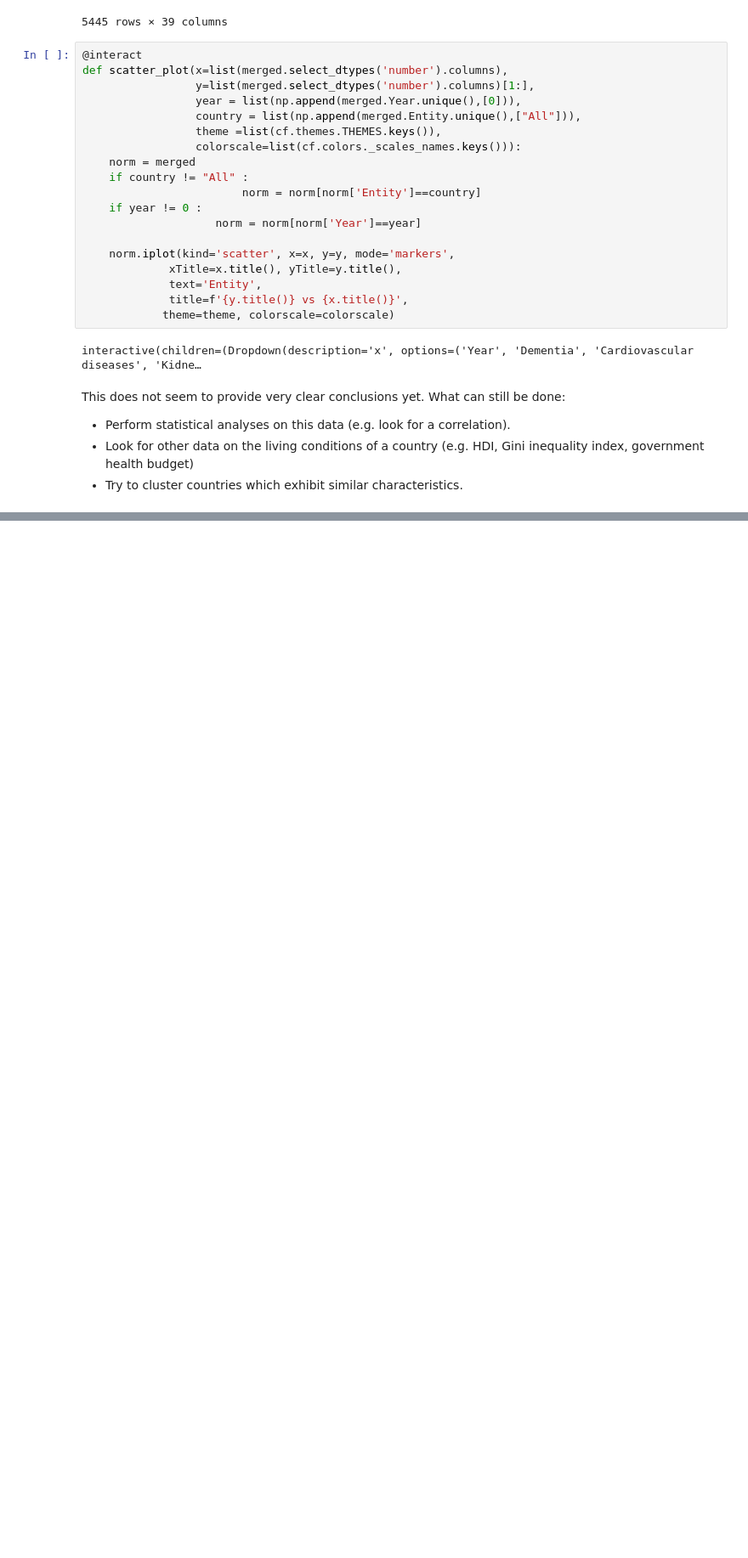
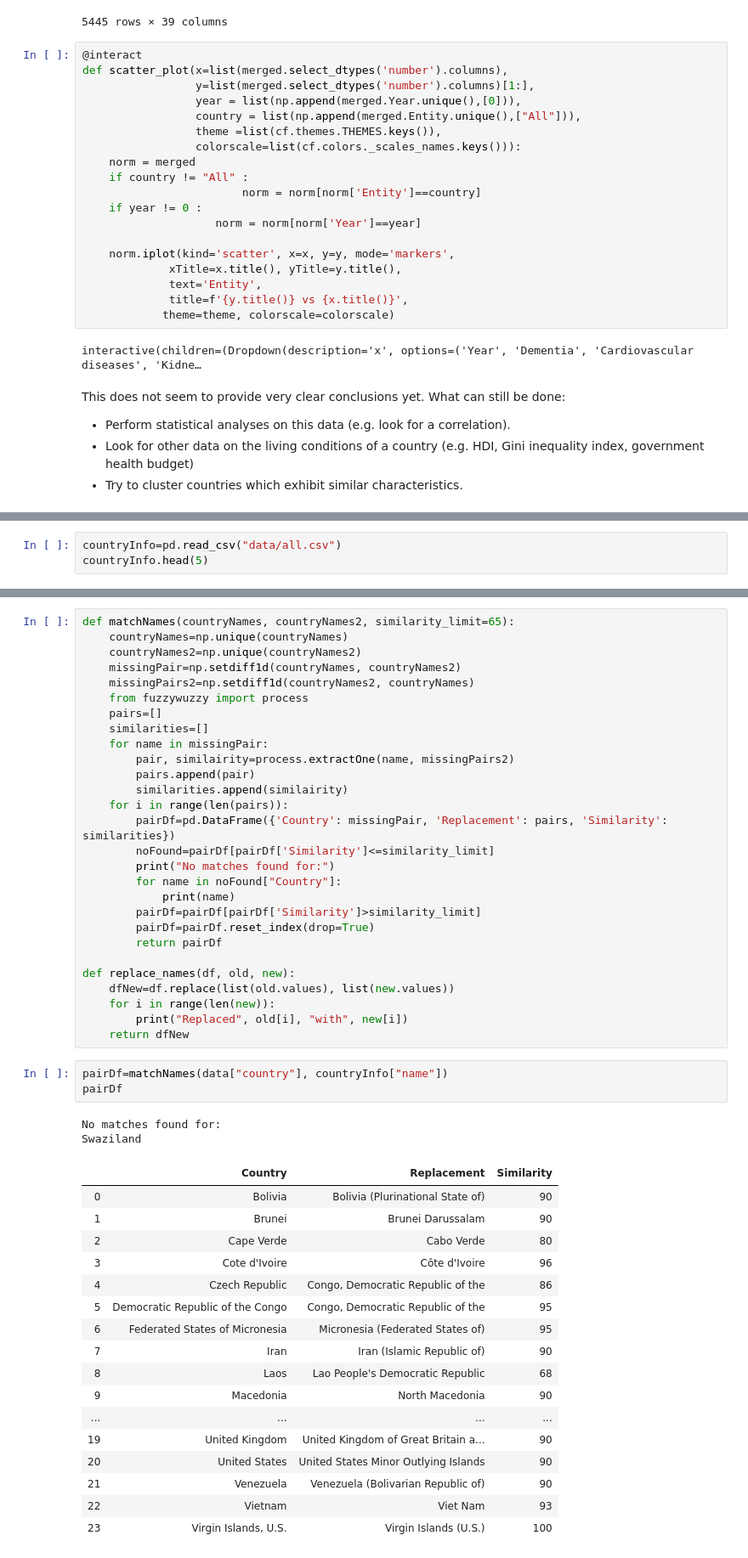
Before and after one commit to itsyaboii1337/Data_Science_Alliance, a Jupyter notebook: HEC_stuff.ipynb, the cells around one changed output, grey strips where cells are left out. Shown at 85% size. Drawn from its saved outputs; the diff is of its cells as text; blank space fills up the shorter version.

```diff
--- a/HEC_stuff.ipynb
+++ b/HEC_stuff.ipynb
@@ -618,0 +691,3 @@ This does not seem to provide very clear conclusions yet. What can still be done
+# %%
+countryInfo=pd.read_csv("data/all.csv")
+countryInfo.head(5)
@@ -618,0 +701,51 @@ This does not seem to provide very clear conclusions yet. What can still be done
+# %%
+def matchNames(countryNames, countryNames2, similarity_limit=65):
+    countryNames=np.unique(countryNames)
+    countryNames2=np.unique(countryNames2)
+    missingPair=np.setdiff1d(countryNames, countryNames2)
+    missingPairs2=np.setdiff1d(countryNames2, countryNames)
+    from fuzzywuzzy import process
+    pairs=[]
+    similarities=[]
+    for name in missingPair:
+        pair, similairity=process.extractOne(name, missingPairs2)
+        pairs.append(pair)
+        similarities.append(similairity)
+    for i in range(len(pairs)):
+        pairDf=pd.DataFrame({'Country': missingPair, 'Replacement': pairs, 'Similarity': similarities})
+        noFound=pairDf[pairDf['Similarity']<=similarity_limit]
+        print("No matches found for:")
+        for name in noFound["Country"]:
+            print(name)
+        pairDf=pairDf[pairDf['Similarity']>similarity_limit]
+        pairDf=pairDf.reset_index(drop=True)
+        return pairDf
+
+def replace_names(df, old, new):
+    dfNew=df.replace(list(old.values), list(new.values))
+    for i in range(len(new)):
+        print("Replaced", old[i], "with", new[i])
+    return dfNew
+# %%
+pairDf=matchNames(data["country"], countryInfo["name"])
+pairDf
+# %% [output]
+No matches found for:
+Swaziland
+|  | Country | Replacement | Similarity |
+| 0 | Bolivia | Bolivia (Plurinational State of) | 90 |
+| 1 | Brunei | Brunei Darussalam | 90 |
+| 2 | Cape Verde | Cabo Verde | 80 |
+| 3 | Cote d'Ivoire | Côte d'Ivoire | 96 |
+| 4 | Czech Republic | Congo, Democratic Republic of the | 86 |
+| 5 | Democratic Republic of the Congo | Congo, Democratic Republic of the | 95 |
+| 6 | Federated States of Micronesia | Micronesia (Federated States of) | 95 |
+| 7 | Iran | Iran (Islamic Republic of) | 90 |
+| 8 | Laos | Lao People's Democratic Republic | 68 |
+| 9 | Macedonia | North Macedonia | 90 |
+| ... | ... | ... | ... |
+| 19 | United Kingdom | United Kingdom of Great Britain a... | 90 |
+| 20 | United States | United States Minor Outlying Islands | 90 |
+| 21 | Venezuela | Venezuela (Bolivarian Republic of) | 90 |
+| 22 | Vietnam | Viet Nam | 93 |
+| 23 | Virgin Islands, U.S. | Virgin Islands (U.S.) | 100 |
```
Also changed, not shown: parts of 11 cells of this notebook.
